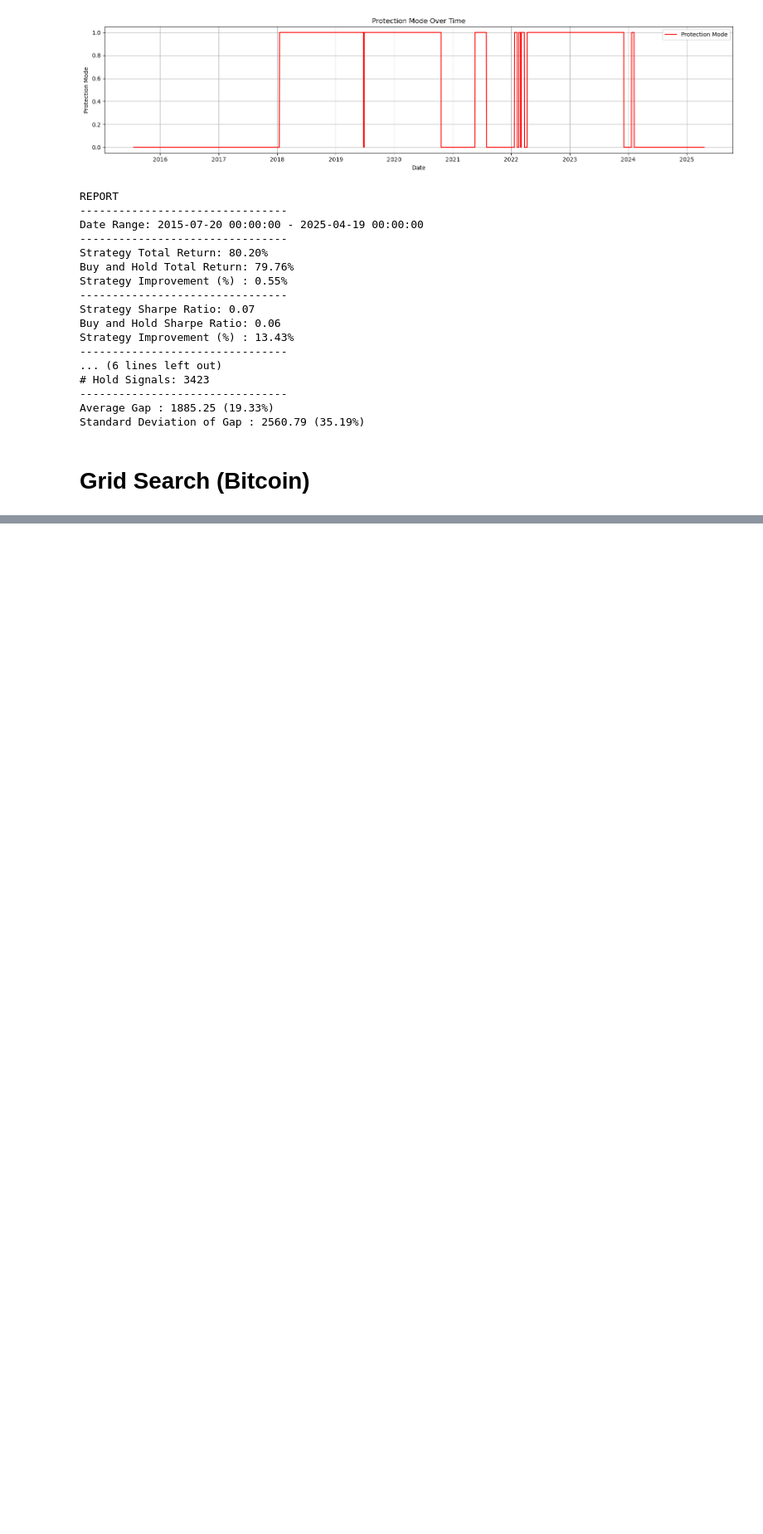
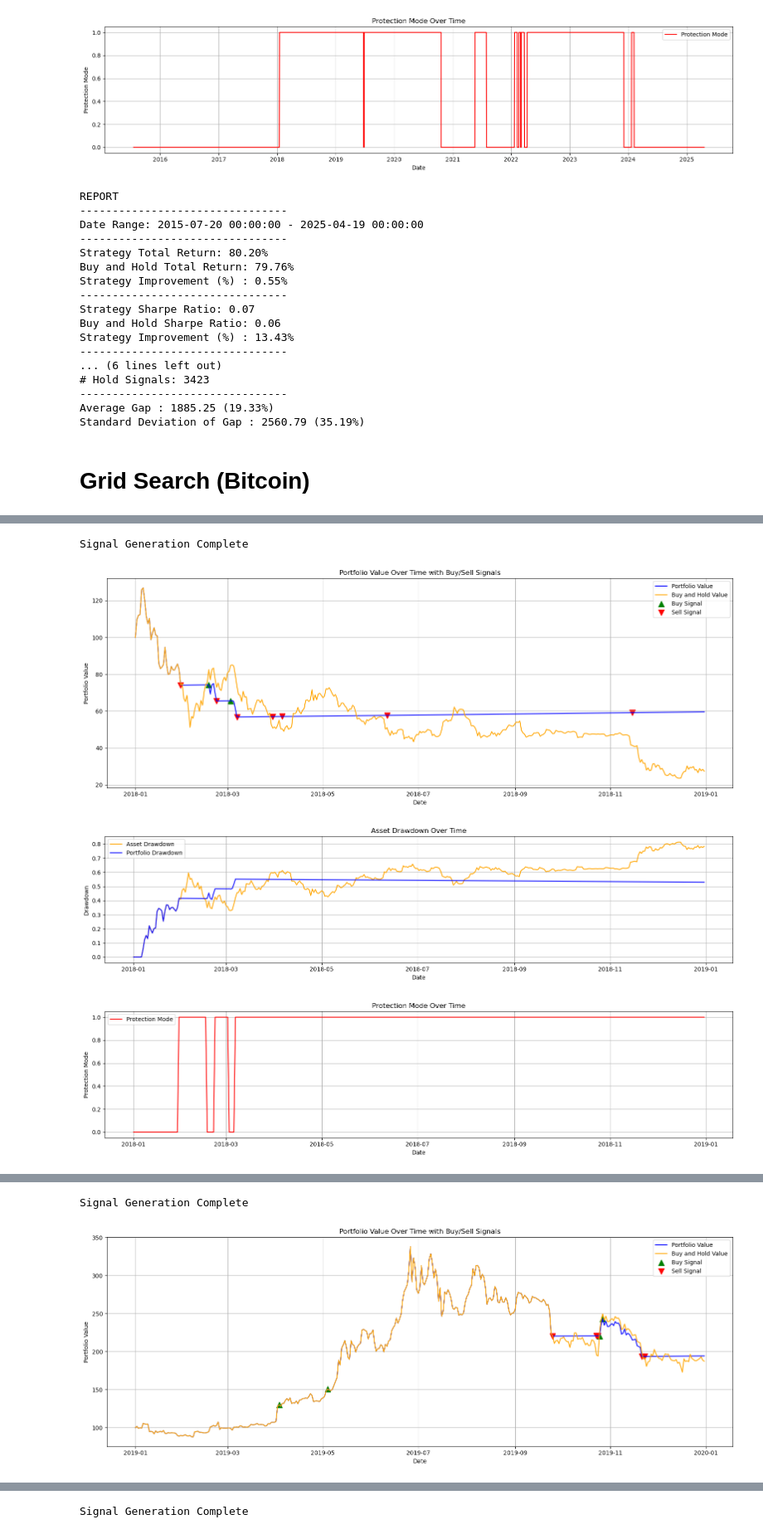
Before and after one commit to Hatimqr/Crypto-Trading, a Jupyter notebook: FVG/main.ipynb, the cells around one changed output, grey strips where cells are left out. Shown at 83% size. Drawn from its saved outputs; the diff is of its cells as text; code cells hidden in the pictures; blank space fills up the shorter version.

```diff
--- a/FVG/main.ipynb
+++ b/FVG/main.ipynb
@@ -495,0 +140,19 @@ if not import_search:
+# %%
+
+data = pd.read_csv('/Users/hatim/Desktop/Applied Forecasting/Final Project/Algo Trading/Data/BTC.csv')
+data.dropna(inplace=True)
+data['Date'] = pd.to_datetime(data['Date'])
+# get a list of each jan first that exists in data['Date']
+dates = data[(data['Date'].dt.month == 1) & (data['Date'].dt.day == 1)]['Date'].tolist()
+
+for i in range(1, len(dates)):
+    year = dates[i]
+    prev_year = dates[i-1]
+    df = data[(data['Date'] < year) & (data['Date'] >= prev_year)]
+    df.reset_index(drop=True, inplace=True)
+
+    rf = df['Risk Free Rate']
+    df = df.drop(columns=['Risk Free Rate'])
+
+    # grid search
+    # params = grid_search(df, rf, save=f'/Users/hatim/Desktop/Applied Forecasting/Final Project/Algo Trading/FVG_Grid_Search/btc_train_results_{prev_year.year}-{year.year}')
@@ -495,0 +163,49 @@ if not import_search:
+# %%
+results ={}
+
+for i in range(2, len(dates)-1):
+
+    df = pd.read_csv('/Users/hatim/Desktop/Applied Forecasting/Final Project/Algo Trading/Data/BTC.csv')
+    df.dropna(inplace=True)
+    df['Date'] = pd.to_datetime(df['Date'])
+
+    year = dates[i]
+    next_year = dates[i+1]
+    df = df[(df['Date'] >= year) & (df['Date'] < next_year)]
+
+
+    df.reset_index(inplace=True, drop=True)
+
+    rf = df['Risk Free Rate']
+    df = df.drop(columns=['Risk Free Rate'])
+
+    params = pd.read_csv(f'/Users/hatim/Desktop/Applied Forecasting/Final Project/Algo Trading/FVG_Grid_Search/btc_train_results_{year.year}-{next_year.year}.csv')
+    params = params.sort_values(by='Strategy Sharpe Ratio', ascending=False).iloc[0, :4]
+
+    strategy = FVGStrategy(*params)
+    signals_df = strategy.generate_signals(df)
+
+
+    signals_df['Risk Free Rate'] = (1 + rf) ** (1/365) - 1
+
+    signals_df
+
+    result = simmulate(signals_df,
+                    initial_cash=0, btc_value=100,
+                    long_position=1, short_position=0, transaction_fee=0.001,
+                    max_drawdown_threshold=0.4, drawdown_buffer=0.05)
+
+    # plot results
+    plot_portfolio_with_signals(result)
+    plot_drawdown(result)
+    plot_protection_mode(result)
+
+    # generate report
+    results[year.year] = generate_report(result, verbose=False)
+    generate_report(result, verbose=True)
+    for i in range(5): print()
+# %% [output]
+Signal Generation Complete
+[figure, added]
+[figure, added]
+[figure, added]
@@ -495,0 +229,2 @@ if not import_search:
+Signal Generation Complete
+[figure, added]
@@ -495,0 +250 @@ if not import_search:
+Signal Generation Complete
```
Also changed, not shown: parts of 19 cells of this notebook, 37 other files.
